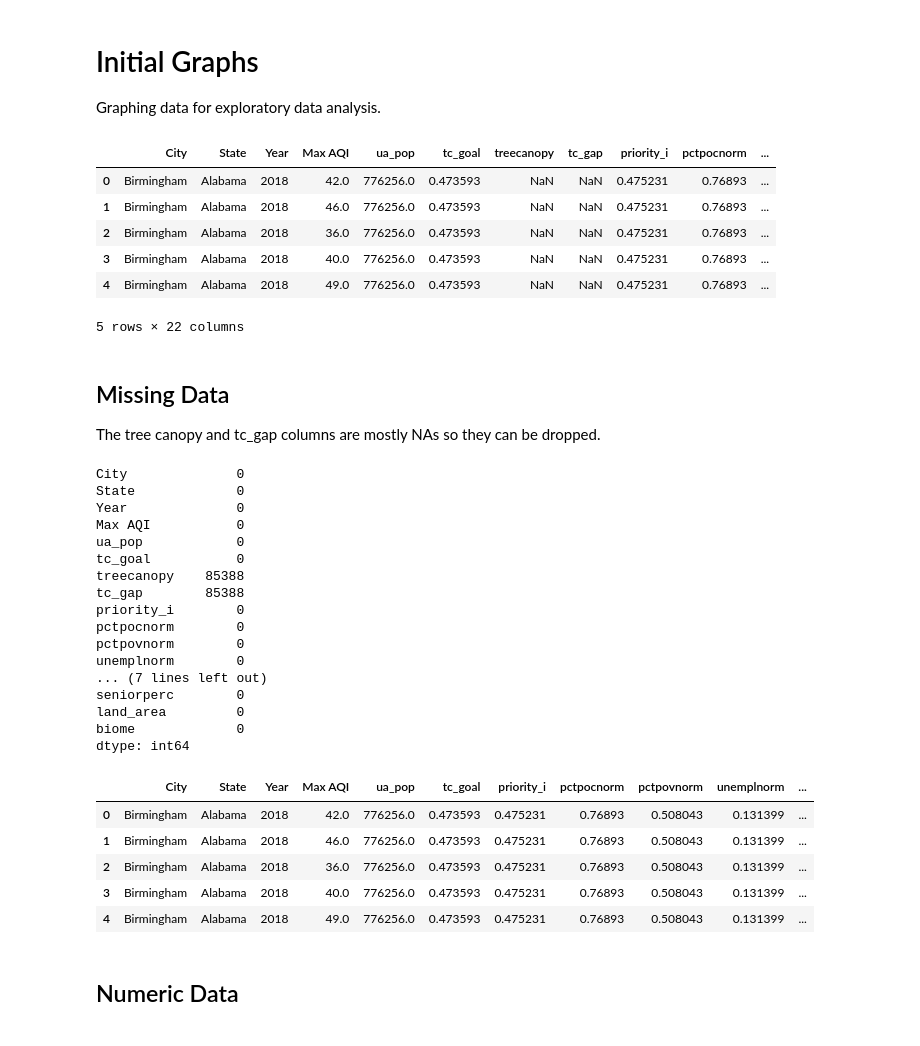
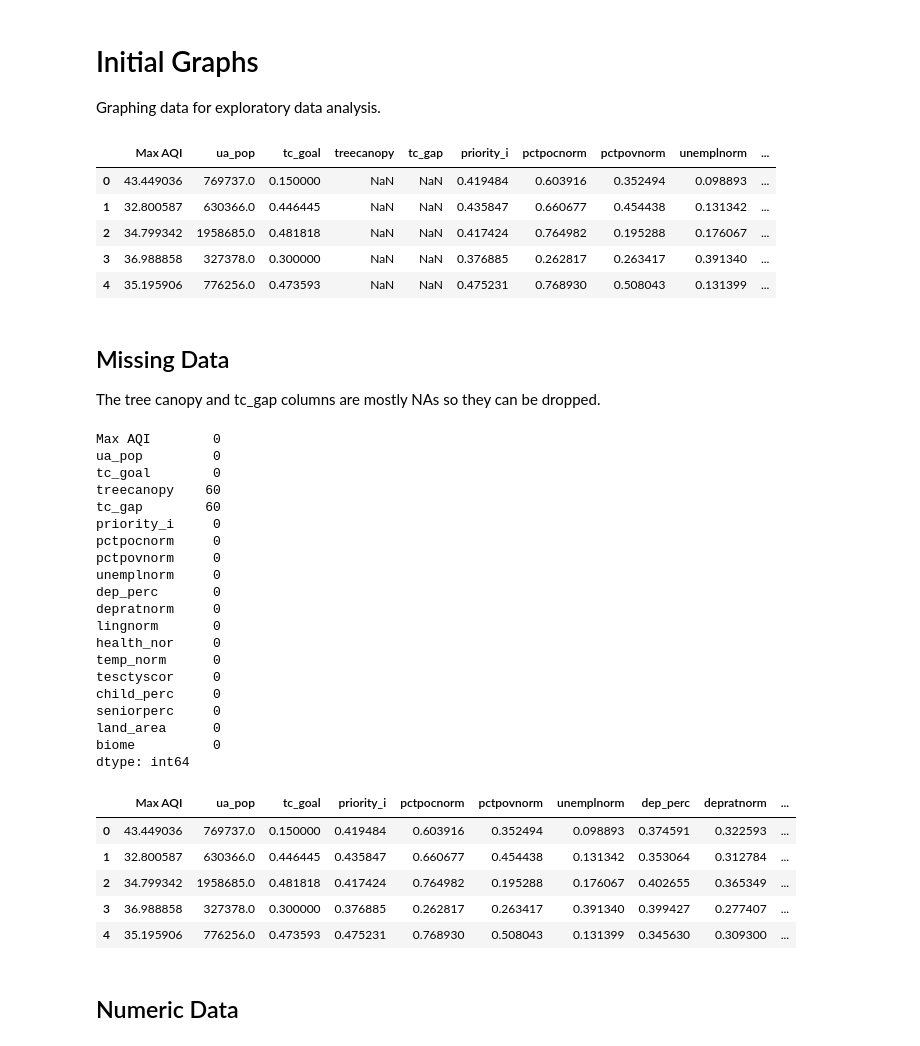
Before and after one commit to apumaparna/AML-project-code, a Jupyter notebook: EDA Visuals.ipynb, the cells around one changed output. Drawn from its saved outputs; the diff is of its cells as text; code cells hidden in the pictures.

```diff
--- a/EDA Visuals.ipynb
+++ b/EDA Visuals.ipynb
@@ -9,16 +9,15 @@ import numpy as np
 import matplotlib.pyplot as plt
 import seaborn as sns
 # %%
-df = pd.read_csv('Data/merged.csv')
+df = pd.read_csv('Data/merged_no_years.csv')
 df.head()
 # %% [output]
-|  | City | State | Year | Max AQI | ua_pop | tc_goal | treecanopy | tc_gap | priority_i | pctpocnorm | ... |
-| 0 | Birmingham | Alabama | 2018 | 42.0 | 776256.0 | 0.473593 | NaN | NaN | 0.475231 | 0.76893 | ... |
-| 1 | Birmingham | Alabama | 2018 | 46.0 | 776256.0 | 0.473593 | NaN | NaN | 0.475231 | 0.76893 | ... |
-| 2 | Birmingham | Alabama | 2018 | 36.0 | 776256.0 | 0.473593 | NaN | NaN | 0.475231 | 0.76893 | ... |
-| 3 | Birmingham | Alabama | 2018 | 40.0 | 776256.0 | 0.473593 | NaN | NaN | 0.475231 | 0.76893 | ... |
-| 4 | Birmingham | Alabama | 2018 | 49.0 | 776256.0 | 0.473593 | NaN | NaN | 0.475231 | 0.76893 | ... |
+|  | Max AQI | ua_pop | tc_goal | treecanopy | tc_gap | priority_i | pctpocnorm | pctpovnorm | unemplnorm | ... |
+| 0 | 43.449036 | 769737.0 | 0.150000 | NaN | NaN | 0.419484 | 0.603916 | 0.352494 | 0.098893 | ... |
+| 1 | 32.800587 | 630366.0 | 0.446445 | NaN | NaN | 0.435847 | 0.660677 | 0.454438 | 0.131342 | ... |
+| 2 | 34.799342 | 1958685.0 | 0.481818 | NaN | NaN | 0.417424 | 0.764982 | 0.195288 | 0.176067 | ... |
+| 3 | 36.988858 | 327378.0 | 0.300000 | NaN | NaN | 0.376885 | 0.262817 | 0.263417 | 0.391340 | ... |
+| 4 | 35.195906 | 776256.0 | 0.473593 | NaN | NaN | 0.475231 | 0.768930 | 0.508043 | 0.131399 | ... |
-5 rows × 22 columns
 # %% [markdown]
 ## Missing Data
 
@@ -26,33 +25,36 @@ The tree canopy and tc_gap columns are mostly NAs so they can be dropped.
 # %%
 df.isnull().sum()
 # %% [output]
-City              0
-State             0
-Year              0
-Max AQI           0
-ua_pop            0
-tc_goal           0
-treecanopy    85388
-tc_gap        85388
-priority_i        0
-pctpocnorm        0
-pctpovnorm        0
-unemplnorm        0
-... (7 lines left out)
-seniorperc        0
-land_area         0
-biome             0
+Max AQI        0
+ua_pop         0
+tc_goal        0
+treecanopy    60
+tc_gap        60
+priority_i     0
+pctpocnorm     0
+pctpovnorm     0
+unemplnorm     0
+dep_perc       0
+depratnorm     0
+lingnorm       0
+health_nor     0
+temp_norm      0
+tesctyscor     0
+child_perc     0
+seniorperc     0
+land_area      0
+biome          0
 dtype: int64
 # %%
 df = df.drop(['treecanopy', 'tc_gap'], axis = 1)
 # %%
 df.head()
 # %% [output]
-|  | City | State | Year | Max AQI | ua_pop | tc_goal | priority_i | pctpocnorm | pctpovnorm | unemplnorm | ... |
-| 0 | Birmingham | Alabama | 2018 | 42.0 | 776256.0 | 0.473593 | 0.475231 | 0.76893 | 0.508043 | 0.131399 | ... |
-| 1 | Birmingham | Alabama | 2018 | 46.0 | 776256.0 | 0.473593 | 0.475231 | 0.76893 | 0.508043 | 0.131399 | ... |
-| 2 | Birmingham | Alabama | 2018 | 36.0 | 776256.0 | 0.473593 | 0.475231 | 0.76893 | 0.508043 | 0.131399 | ... |
-| 3 | Birmingham | Alabama | 2018 | 40.0 | 776256.0 | 0.473593 | 0.475231 | 0.76893 | 0.508043 | 0.131399 | ... |
-| 4 | Birmingham | Alabama | 2018 | 49.0 | 776256.0 | 0.473593 | 0.475231 | 0.76893 | 0.508043 | 0.131399 | ... |
+|  | Max AQI | ua_pop | tc_goal | priority_i | pctpocnorm | pctpovnorm | unemplnorm | dep_perc | depratnorm | ... |
+| 0 | 43.449036 | 769737.0 | 0.150000 | 0.419484 | 0.603916 | 0.352494 | 0.098893 | 0.374591 | 0.322593 | ... |
+| 1 | 32.800587 | 630366.0 | 0.446445 | 0.435847 | 0.660677 | 0.454438 | 0.131342 | 0.353064 | 0.312784 | ... |
+| 2 | 34.799342 | 1958685.0 | 0.481818 | 0.417424 | 0.764982 | 0.195288 | 0.176067 | 0.402655 | 0.365349 | ... |
+| 3 | 36.988858 | 327378.0 | 0.300000 | 0.376885 | 0.262817 | 0.263417 | 0.391340 | 0.399427 | 0.277407 | ... |
+| 4 | 35.195906 | 776256.0 | 0.473593 | 0.475231 | 0.768930 | 0.508043 | 0.131399 | 0.345630 | 0.309300 | ... |
 # %%
 # dividing data
```
Also changed, not shown: parts of 10 cells of this notebook.
